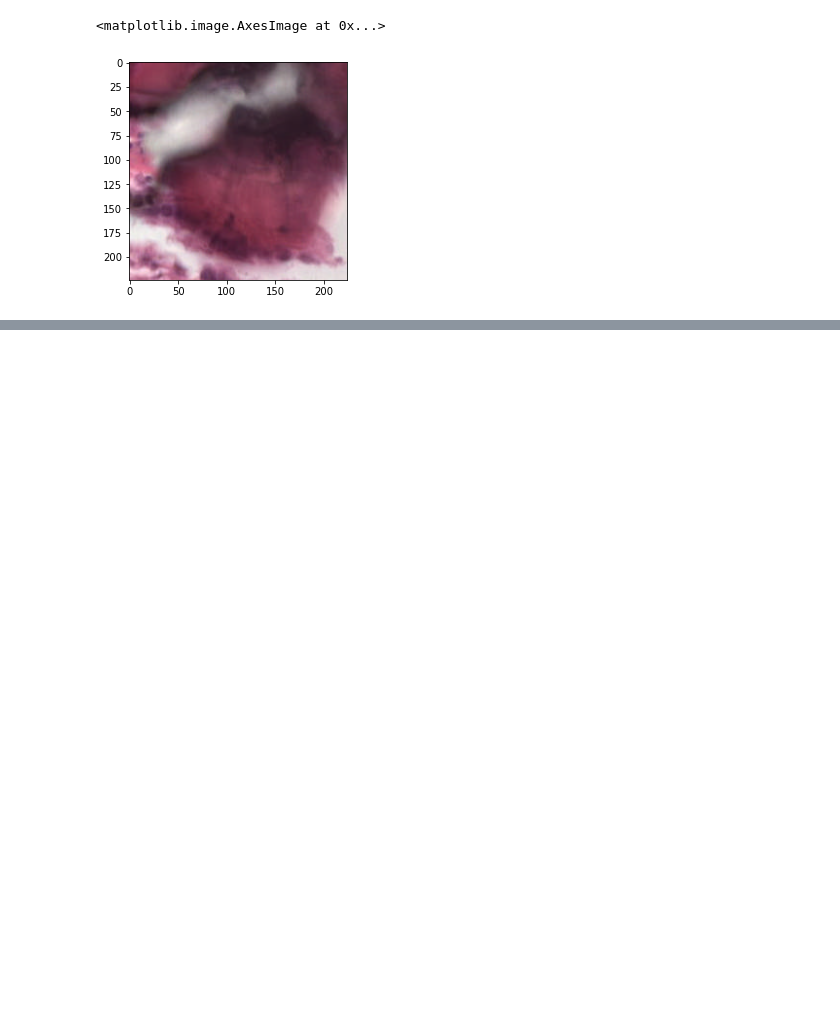
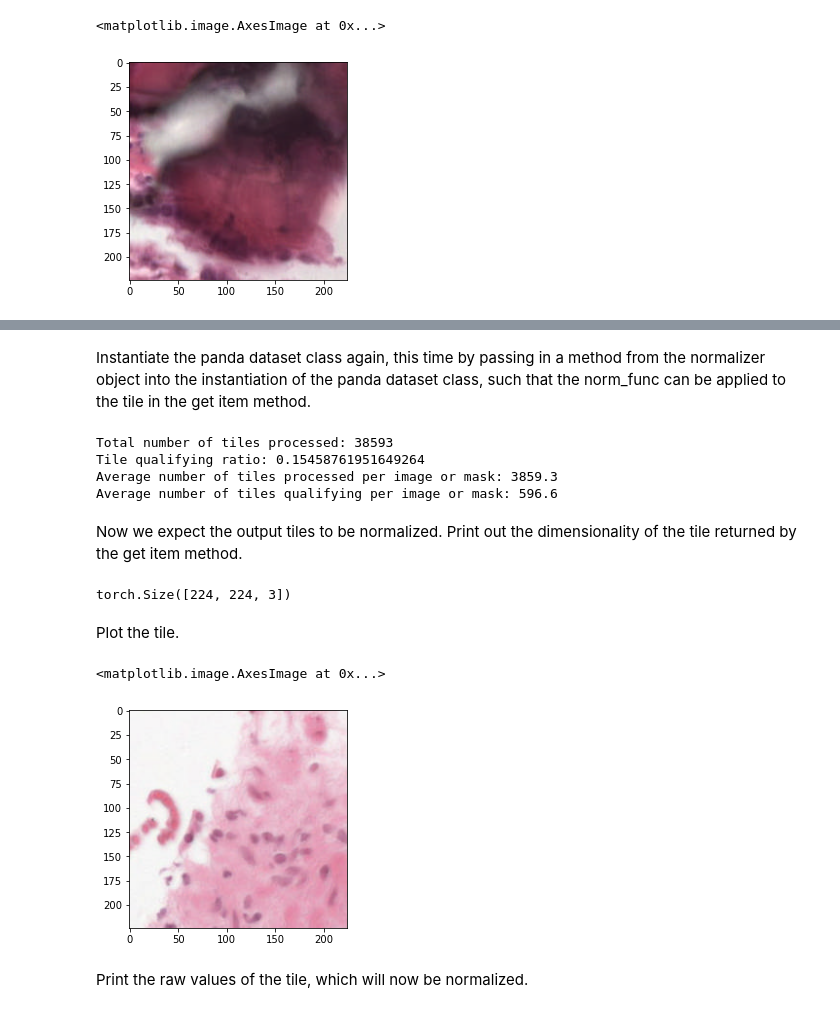
Before and after one commit to TheOmarLab/AI_campus_ProstateSeg, a Jupyter notebook: notebooks/Module 4 Pytorch dataset class and data loaders .ipynb, the cells around one changed output, grey strips where cells are left out. Cells and saved outputs as stored; diff of their text form; code cells hidden in the pictures; blank space fills up the shorter version.

```diff
--- a/notebooks/Module 4 Pytorch dataset class and data loaders .ipynb
+++ b/notebooks/Module 4 Pytorch dataset class and data loaders .ipynb
@@ -194,0 +502,6 @@ plt.imshow(batch[15].numpy())
+# %%
+min_vals = torch.tensor([0, 0, 0])
+max_vals = torch.tensor([255, 255, 255])
+
+normalizer = ChannelWiseMinMaxNormalizer(min_values = min_vals,
+                                         max_values = max_vals)
@@ -194,0 +518,27 @@ plt.imshow(batch[15].numpy())
+# %% [markdown]
+Instantiate the panda dataset class again, this time by passing in a method from the normalizer object into the instantiation of the panda dataset class, such that the norm_func can be applied to the tile in the get item method.
+# %%
+panda_dataset = ToyPANDASDataset(image_dir = image_dir,
+                                 mask_dir = mask_dir,
+                                 root_dir = ROOT_FOLDER,
+                                 norm_func = normalizer.transform)
+# %% [output]
+Total number of tiles processed: 38593
+Tile qualifying ratio: 0.15458761951649264
+Average number of tiles processed per image or mask: 3859.3
+Average number of tiles qualifying per image or mask: 596.6
+# %% [markdown]
+Now we expect the output tiles to be normalized. Print out the dimensionality of the tile returned by the get item method.
+# %%
+panda_dataset[0].shape
+# %% [output]
+torch.Size([224, 224, 3])
+# %% [markdown]
+Plot the tile.
+# %%
+plt.imshow(panda_dataset[0])
+# %% [output]
+<matplotlib.image.AxesImage at 0x...>
+[figure, added]
+# %% [markdown]
+Print the raw values of the tile, which will now be normalized.
```
Also changed, not shown: parts of 39 cells of this notebook.
